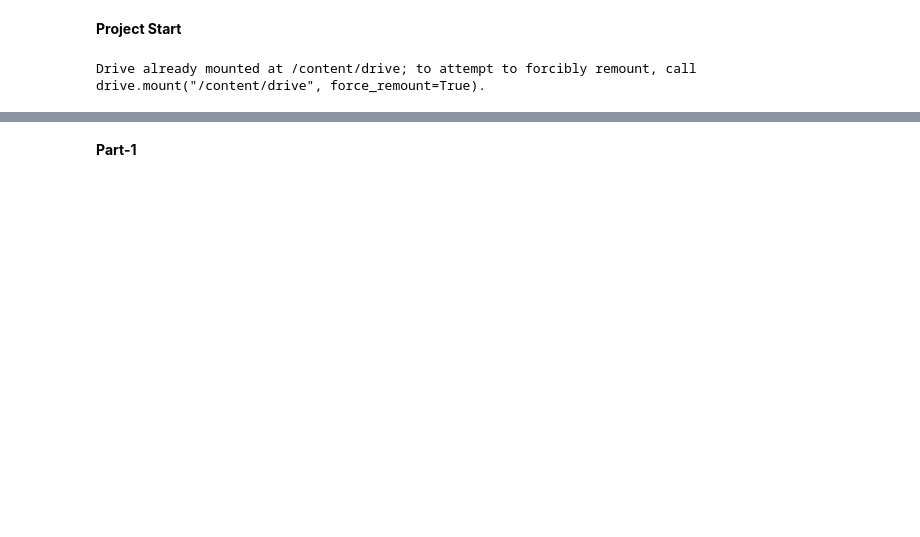
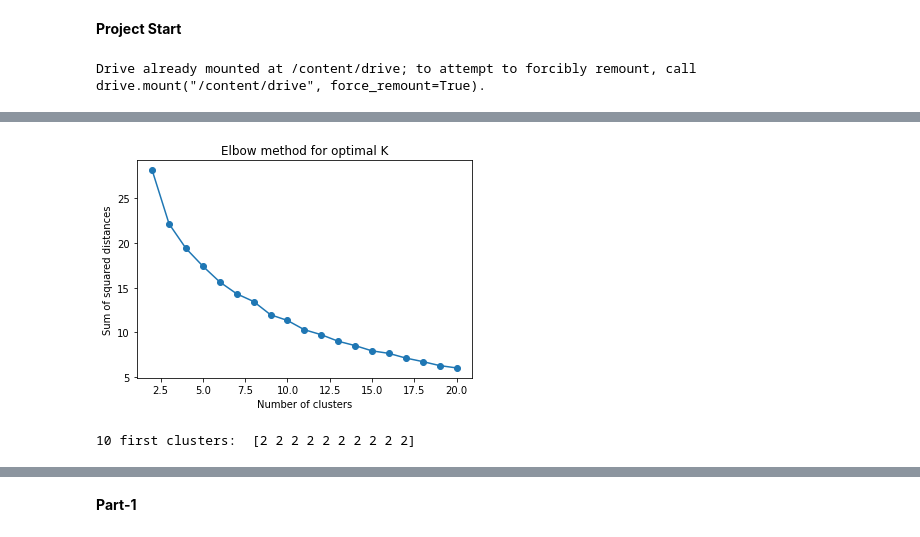
Before and after one commit to darkginka/Disease-Based-Diet-Recommanded-System, a Jupyter notebook: DRS.ipynb, the cells around one changed output, grey strips where cells are left out. Saved outputs shown, nothing was run; the diff lists cells and outputs as text; code cells hidden in the pictures; blank space fills up the shorter version.

```diff
--- a/DRS.ipynb
+++ b/DRS.ipynb
@@ -23,0 +55,12 @@ disease_nutrition.head()
+# %%
+columns_to_cluster = ['Vitamin_A', 'Vitamin_B12', 'Vitamin_B6', 'Vitamin_C',
+           'Vitamin_E', 'Vitamin_K']
+# %%
+#MinMaxScaler
+mms = MinMaxScaler()
+
+songs_scaled = mms.fit_transform(food_nutrition[columns_to_cluster])
+print("Based on: ", songs_scaled[0,:])
+
+user_scaled = mms.fit_transform(food_nutrition[columns_to_cluster])
+print("user scaled: ", user_scaled[0,:])
@@ -23,0 +82,14 @@ disease_nutrition.head()
+# %%
+n_clusters = range(2,21)
+ssd = []
+sc = []
+
+for n in n_clusters:
+    km = KMeans(n_clusters=n, max_iter=300, n_init=10, init='k-means++', random_state=42)
+    km.fit(songs_scaled)
+    preds = km.predict(songs_scaled)
+    centers = km.cluster_centers_
+    ssd.append(km.inertia_)
+    score = silhouette_score(songs_scaled, preds, metric='euclidean')
+    sc.append(score)
+    print("Number of Clusters = {}, Silhouette Score = {}".format(n, score))
@@ -23,0 +116,16 @@ disease_nutrition.head()
+# %%
+plt.plot(n_clusters, ssd, marker='.', markersize=12)
+plt.xlabel('Number of clusters')
+plt.ylabel('Sum of squared distances')
+plt.title('Elbow method for optimal K')
+plt.show()
+# %% [output]
+[figure, added]
+# %%
+k=6
+
+model = KMeans(n_clusters=k, random_state=42).fit(songs_scaled)
+pred = model.predict(songs_scaled)
+print('10 first clusters: ', model.labels_[:10])
+# %% [output]
+10 first clusters:  [2 2 2 2 2 2 2 2 2 2]
```
Also changed, not shown: parts of 17 cells of this notebook.
